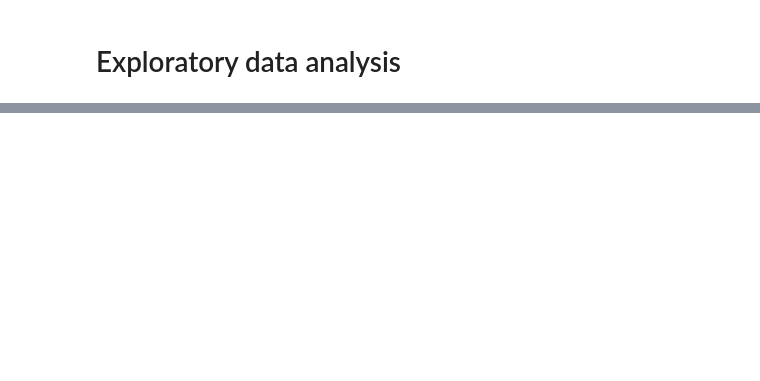
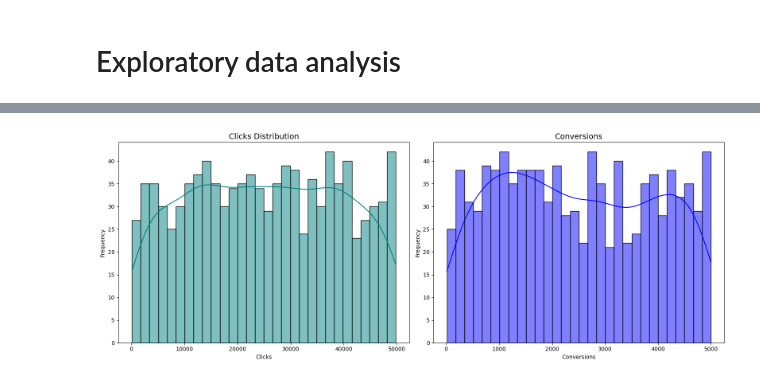
Before and after one commit to G-Bielokozowicz/Advertising-Campaign-Performance-Analysis, a Jupyter notebook: main.ipynb, the cells around one changed output, grey strips where cells are left out. Drawn from its saved outputs; the diff is of its cells as text; code cells hidden in the pictures; blank space fills up the shorter version.

```diff
--- a/main.ipynb
+++ b/main.ipynb
@@ -76,0 +185,33 @@ df.describe()
+# %%
+# Clicks and conversion histograms
+
+# Distribution charts for budget and duration
+plt.figure(figsize=(16,6))
+plt.subplot(1,2,1)
+sns.histplot(
+    df['Clicks'],
+    kde=True,
+    bins=30,
+    color='teal'
+)
+plt.title("Clicks Distribution",size=14)
+plt.xlabel('Clicks')
+plt.ylabel('Frequency')
+
+plt.subplot(1,2,2)
+sns.histplot(
+    df['Conversions'],
+    kde=True,
+    bins=30,
+    color='blue'
+)
+plt.title("Conversions Distribution",size=14)
+plt.xlabel('Conversions')
+plt.ylabel('Frequency')
+
+
+
+plt.tight_layout()
+plt.show()
+# %% [output]
+[figure, added]
```
Also changed, not shown: parts of 5 cells of this notebook.
